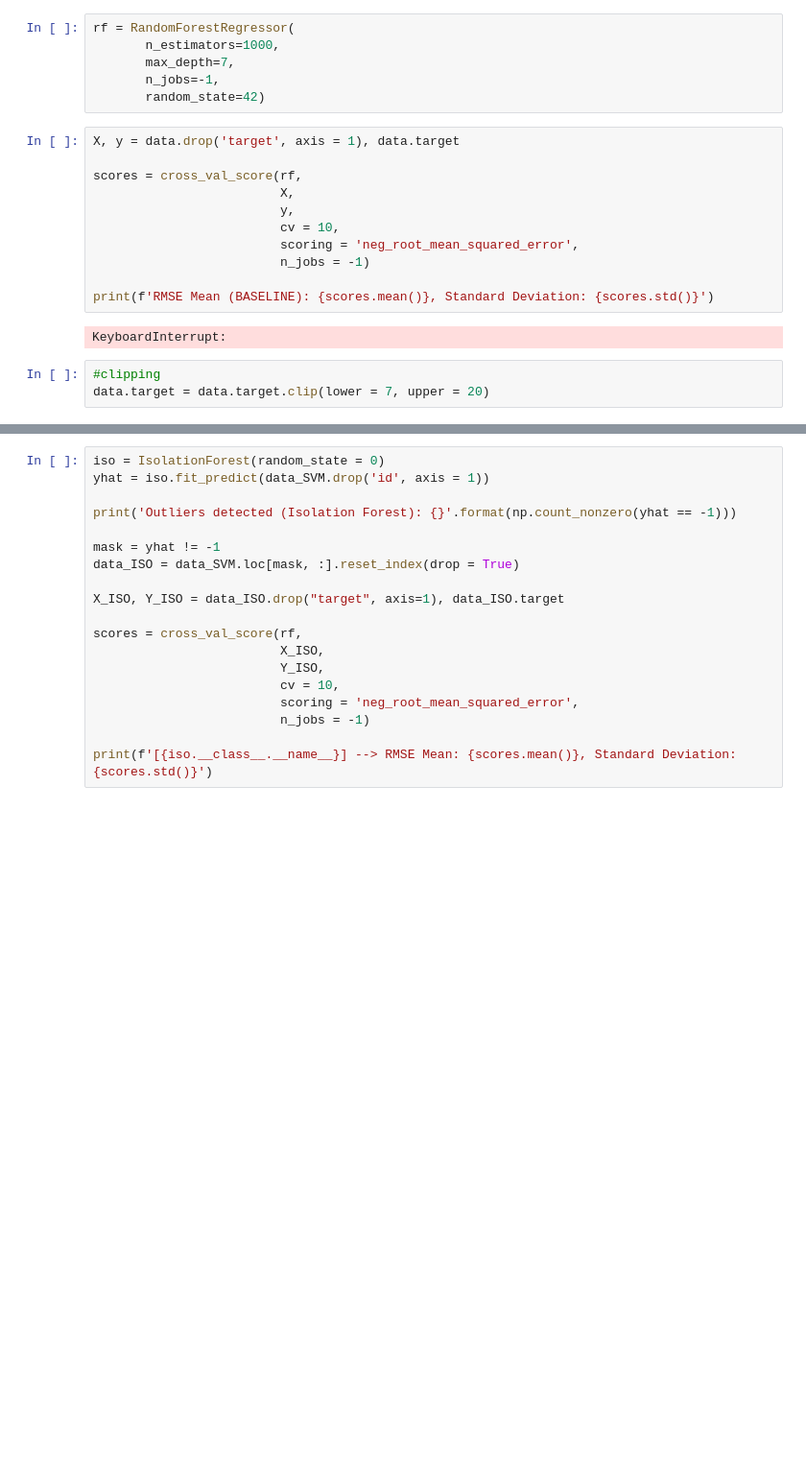
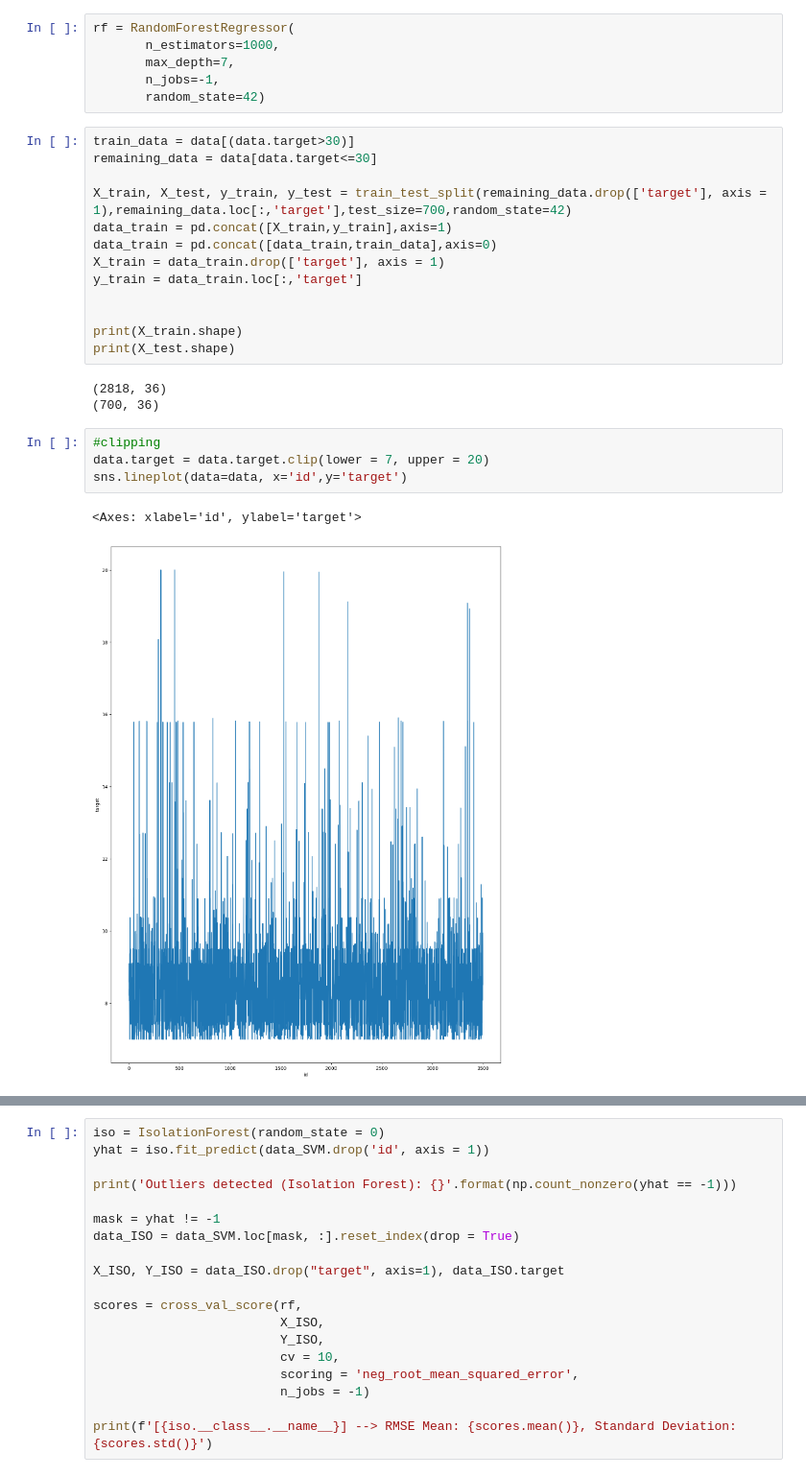
Before and after one commit to Theo-Caron/KaggleS3E21, a Jupyter notebook: notebooks/Data transformation.ipynb, the cells around one changed output, grey strips where cells are left out. Shown at 96% size. Cells and saved outputs as stored; diff of their text form; blank space fills up the shorter version.

```diff
--- a/notebooks/Data transformation.ipynb
+++ b/notebooks/Data transformation.ipynb
@@ -38,18 +62,25 @@ rf = RandomForestRegressor(
        n_jobs=-1,
        random_state=42)
 # %%
-X, y = data.drop('target', axis = 1), data.target
+train_data = data[(data.target>30)]
+remaining_data = data[data.target<=30]
 
-scores = cross_val_score(rf,
-                         X,
-                         y,
-                         cv = 10,
-                         scoring = 'neg_root_mean_squared_error',
-                         n_jobs = -1)
+X_train, X_test, y_train, y_test = train_test_split(remaining_data.drop(['target'], axis = 1),remaining_data.loc[:,'target'],test_size=700,random_state=42)
+data_train = pd.concat([X_train,y_train],axis=1)
+data_train = pd.concat([data_train,train_data],axis=0)
+X_train = data_train.drop(['target'], axis = 1)
+y_train = data_train.loc[:,'target']
 
-print(f'RMSE Mean (BASELINE): {scores.mean()}, Standard Deviation: {scores.std()}')
+
+print(X_train.shape)
+print(X_test.shape)
 # %% [output]
-KeyboardInterrupt:
+(2818, 36)
+(700, 36)
 # %%
 #clipping
 data.target = data.target.clip(lower = 7, upper = 20)
+sns.lineplot(data=data, x='id',y='target')
+# %% [output]
+<Axes: xlabel='id', ylabel='target'>
+[figure, added]
```
Also changed, not shown: parts of 22 cells of this notebook, 5 other files.
